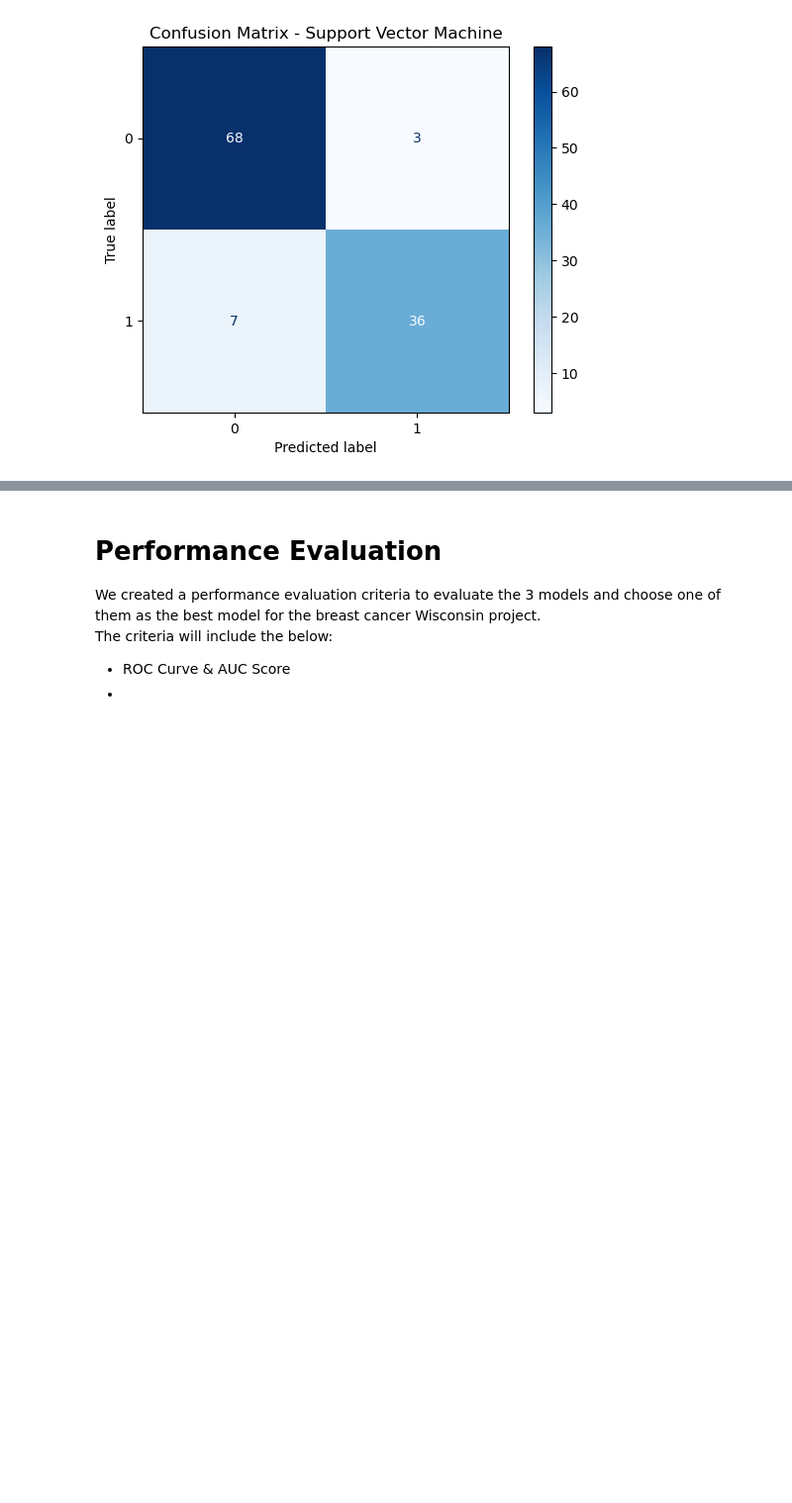
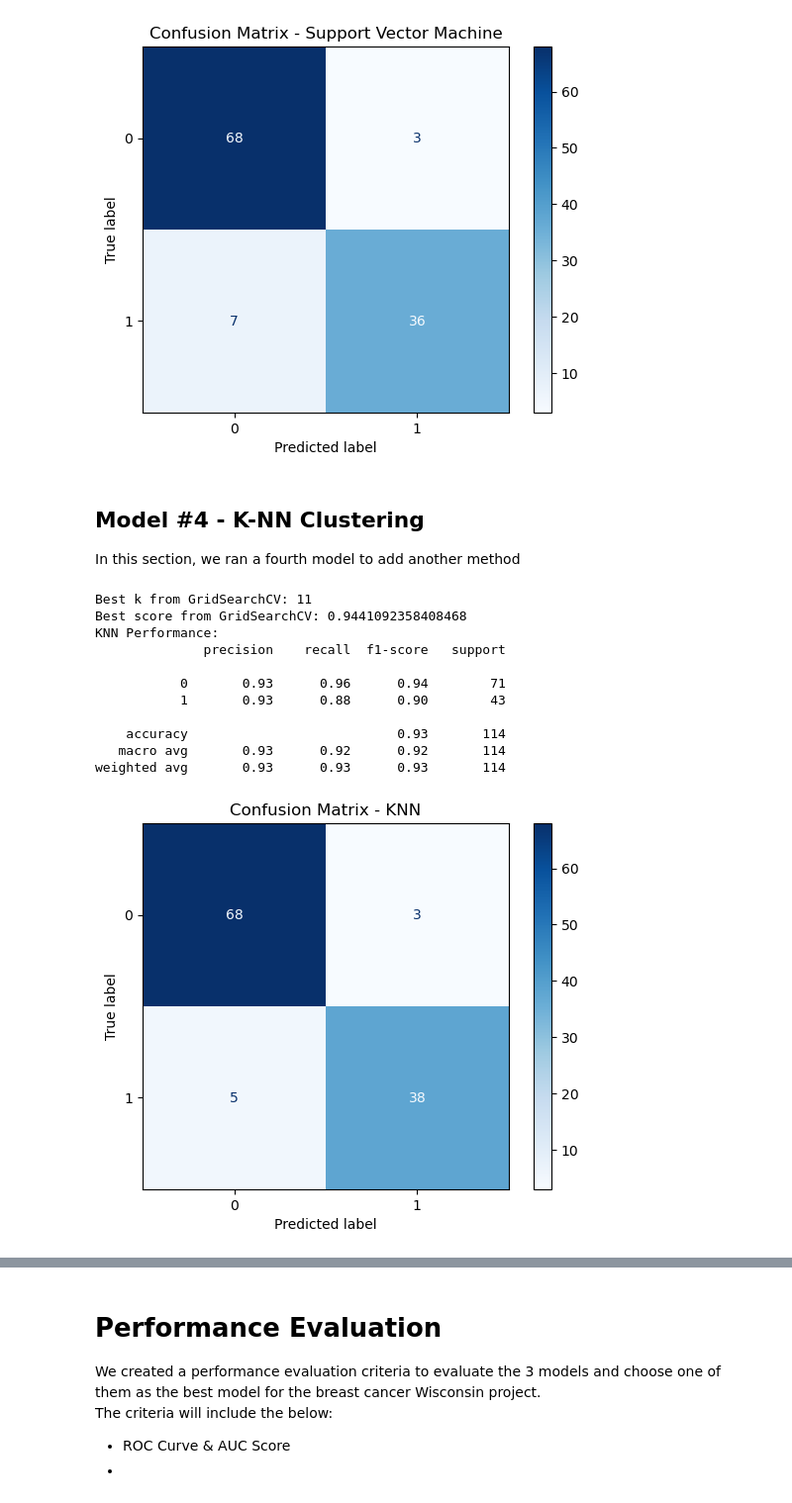
Before and after one commit to omaralfaqih6/breast_cancer_wisconsin, a Jupyter notebook: src/data_prep_mod_setup.ipynb, the cells around one changed output, grey strips where cells are left out. Shown at 99% size. Saved outputs shown, nothing was run; the diff lists cells and outputs as text; code cells hidden in the pictures; blank space fills up the shorter version.

```diff
--- a/src/data_prep_mod_setup.ipynb
+++ b/src/data_prep_mod_setup.ipynb
@@ -526,6 +526,55 @@ Support Vector Machine performance:
    macro avg       0.91      0.90      0.90       114
 weighted avg       0.91      0.91      0.91       114
 [figure]
+# %% [markdown]
+## Model #4 - K-NN Clustering<br>
+In this section, we ran a fourth model to add another method
+# %%
+from sklearn.neighbors import KNeighborsClassifier
+from sklearn.model_selection import cross_val_score
+from sklearn.model_selection import GridSearchCV
+
+# Find a range of k values to test for KNN - 1 to 20
+k_values = list(range(1, 21))
+
+# Set up cross-validation for KNN with 5 folds, scoring by ROC AUC
+grid_search = GridSearchCV(KNeighborsClassifier(), param_grid = {'n_neighbors': k_values}, cv=5, scoring='roc_auc')
+grid_search.fit(X_train, y_train)
+
+print(f"Best k from GridSearchCV: {grid_search.best_params_['n_neighbors']}")
+print(f"Best score from GridSearchCV: {grid_search.best_score_}")
+
+# Fit the KNN model with the best k value found by GridSearchCV
+knn = KNeighborsClassifier(n_neighbors=grid_search.best_params_['n_neighbors'])
+knn.fit(X_train, y_train)
+
+# Predict the labels for the test set using the trained KNN model
+y_pred_knn = knn.predict(X_test)
+
+# Display the performance of the KNN model
+print("KNN Performance:")
+print(classification_report(y_test, y_pred_knn))
+
+# Confusion Matrix
+cm = confusion_matrix(y_test, y_pred_knn)
+disp = ConfusionMatrixDisplay(confusion_matrix=cm, display_labels=knn.classes_)
+disp.plot(cmap='Blues')
+plt.title("Confusion Matrix - KNN")
+plt.grid(False)
+plt.show()
+# %% [output]
+Best k from GridSearchCV: 11
+Best score from GridSearchCV: 0.9441092358408468
+KNN Performance:
+              precision    recall  f1-score   support
+
+           0       0.93      0.96      0.94        71
+           1       0.93      0.88      0.90        43
+
+    accuracy                           0.93       114
+   macro avg       0.93      0.92      0.92       114
+weighted avg       0.93      0.93      0.93       114
+[figure, added]
 # %%
 ## Collect the results from three models and Compare the model performance
 
```
Also changed, not shown: parts of 3 cells of this notebook.
